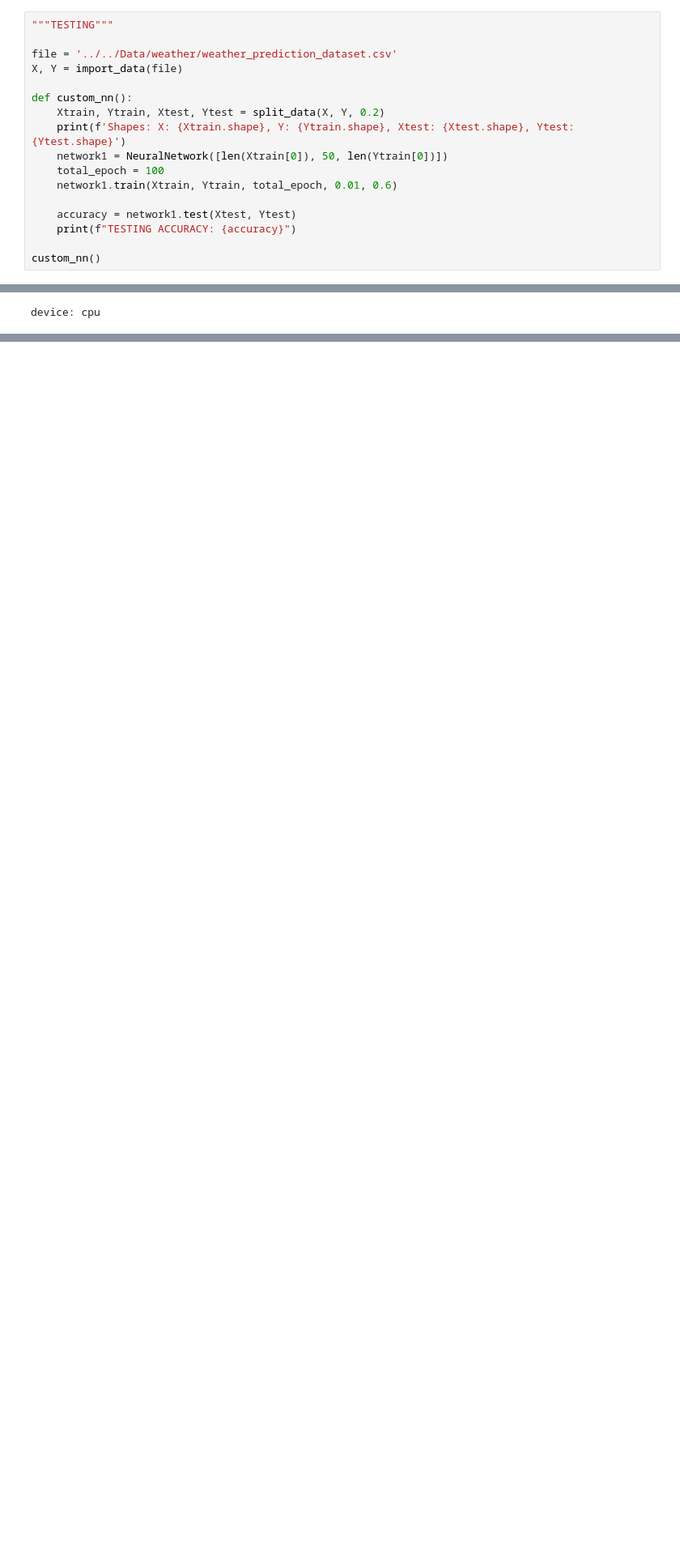
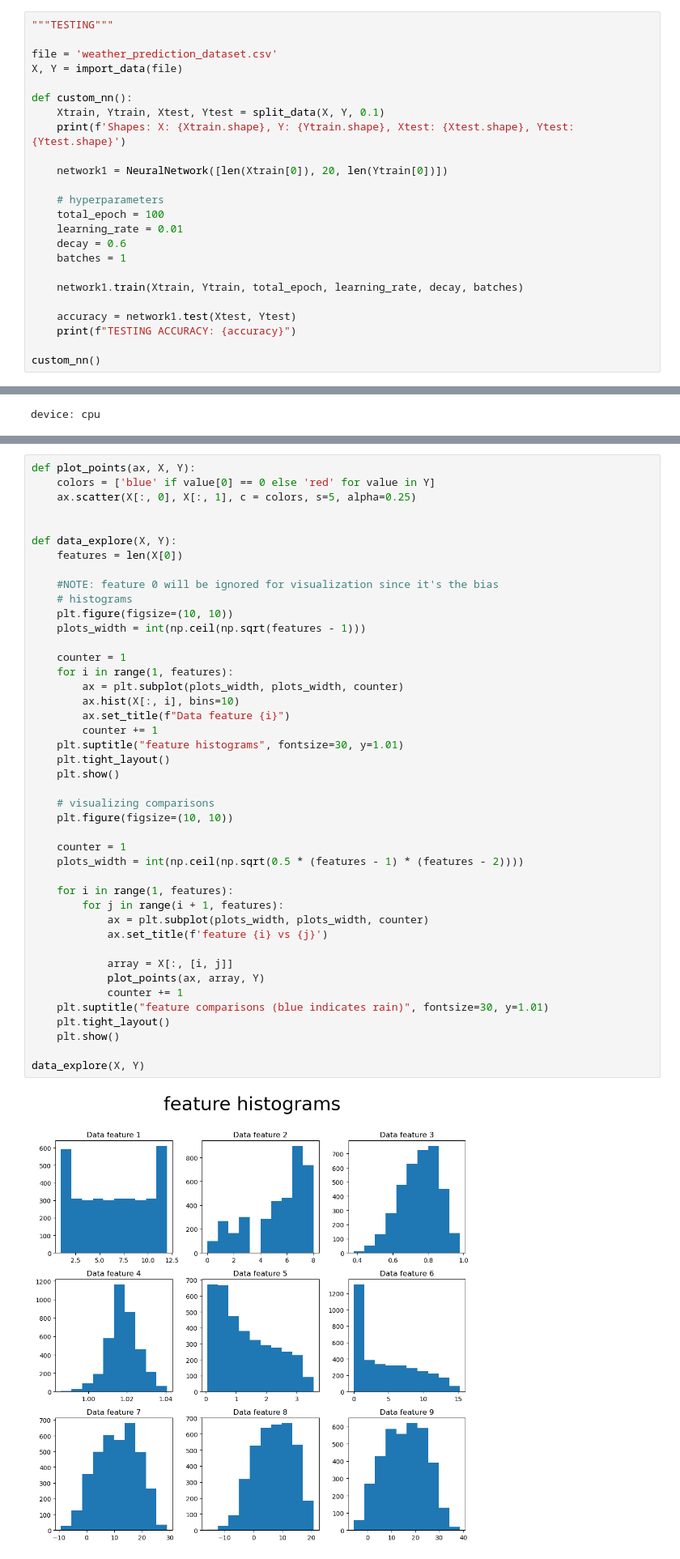
Before and after one commit to Eggy-Projects-In-Machine-Learning/hw1, a Jupyter notebook: hw3.ipynb, the cells around one changed output, grey strips where cells are left out. Shown at 81% size. Saved outputs shown, nothing was run; the diff lists cells and outputs as text; blank space fills up the shorter version.

Commit message:
CHECKPOINT 2 finished data visualization and adjusting network
apparently weights need to be tiny for pytorch.

```diff
--- a/hw3.ipynb
+++ b/hw3.ipynb
@@ -154,15 +171,22 @@ class NeuralNetwork():
 # %%
 """TESTING"""
 
-file = '../../Data/weather/weather_prediction_dataset.csv'
+file = 'weather_prediction_dataset.csv'
 X, Y = import_data(file)
 
 def custom_nn():
-    Xtrain, Ytrain, Xtest, Ytest = split_data(X, Y, 0.2)
+    Xtrain, Ytrain, Xtest, Ytest = split_data(X, Y, 0.1)
     print(f'Shapes: X: {Xtrain.shape}, Y: {Ytrain.shape}, Xtest: {Xtest.shape}, Ytest: {Ytest.shape}')
-    network1 = NeuralNetwork([len(Xtrain[0]), 50, len(Ytrain[0])])
+
+    network1 = NeuralNetwork([len(Xtrain[0]), 20, len(Ytrain[0])])
+
+    # hyperparameters
     total_epoch = 100
-    network1.train(Xtrain, Ytrain, total_epoch, 0.01, 0.6)
+    learning_rate = 0.01
+    decay = 0.6
+    batches = 1
+
+    network1.train(Xtrain, Ytrain, total_epoch, learning_rate, decay, batches)
 
     accuracy = network1.test(Xtest, Ytest)
     print(f"TESTING ACCURACY: {accuracy}")
@@ -294,0 +333,45 @@ def train(net, loader, optimizer, device):
+# %%
+def plot_points(ax, X, Y):
+    colors = ['blue' if value[0] == 0 else 'red' for value in Y]
+    ax.scatter(X[:, 0], X[:, 1], c = colors, s=5, alpha=0.25)
+
+
+def data_explore(X, Y):
+    features = len(X[0])
+
+    #NOTE: feature 0 will be ignored for visualization since it's the bias
+    # histograms
+    plt.figure(figsize=(10, 10))
+    plots_width = int(np.ceil(np.sqrt(features - 1)))
+
+    counter = 1
+    for i in range(1, features):
+        ax = plt.subplot(plots_width, plots_width, counter)
+        ax.hist(X[:, i], bins=10)
+        ax.set_title(f"Data feature {i}")
+        counter += 1
+    plt.suptitle("feature histograms", fontsize=30, y=1.01)
+    plt.tight_layout()
+    plt.show()
+
+    # visualizing comparisons
+    plt.figure(figsize=(10, 10))
+
+    counter = 1
+    plots_width = int(np.ceil(np.sqrt(0.5 * (features - 1) * (features - 2))))
+
+    for i in range(1, features):
+        for j in range(i + 1, features):
+            ax = plt.subplot(plots_width, plots_width, counter)
+            ax.set_title(f'feature {i} vs {j}')
+
+            array = X[:, [i, j]]
+            plot_points(ax, array, Y)
+            counter += 1
+    plt.suptitle("feature comparisons (blue indicates rain)", fontsize=30, y=1.01)
+    plt.tight_layout()
+    plt.show()
+
+data_explore(X, Y)
+# %% [output]
+[figure, added]
```
Also changed, not shown: parts of 9 cells of this notebook, 1 other file.
